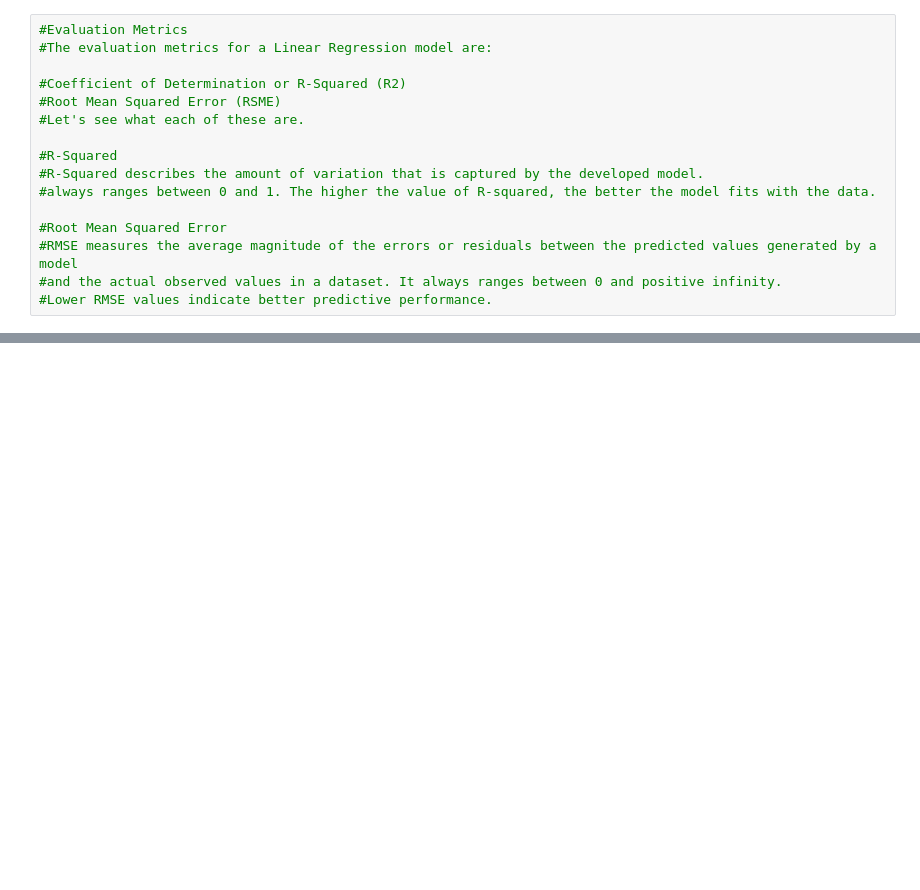
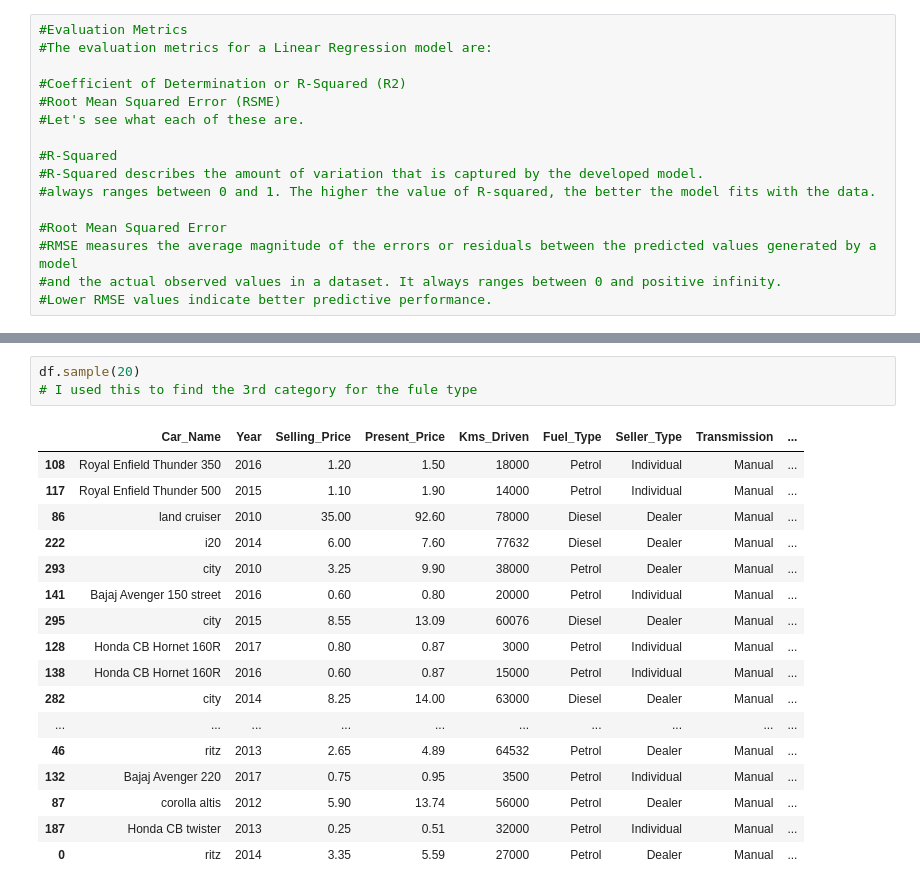
Before and after one commit to ilaria-cannava/Machine_Learning, a Jupyter notebook: ML_Car_price_prediction.ipynb, the cells around one changed output, grey strips where cells are left out. Cells and saved outputs as stored; diff of their text form; blank space fills up the shorter version.

```diff
--- a/ML_Car_price_prediction.ipynb
+++ b/ML_Car_price_prediction.ipynb
@@ -40,0 +126,21 @@
+# %%
+df.sample(20)
+# I used this to find the 3rd category for the fule type
+# %% [output]
+|  | Car_Name | Year | Selling_Price | Present_Price | Kms_Driven | Fuel_Type | Seller_Type | Transmission | ... |
+| 108 | Royal Enfield Thunder 350 | 2016 | 1.20 | 1.50 | 18000 | Petrol | Individual | Manual | ... |
+| 117 | Royal Enfield Thunder 500 | 2015 | 1.10 | 1.90 | 14000 | Petrol | Individual | Manual | ... |
+| 86 | land cruiser | 2010 | 35.00 | 92.60 | 78000 | Diesel | Dealer | Manual | ... |
+| 222 | i20 | 2014 | 6.00 | 7.60 | 77632 | Diesel | Dealer | Manual | ... |
+| 293 | city | 2010 | 3.25 | 9.90 | 38000 | Petrol | Dealer | Manual | ... |
+| 141 | Bajaj Avenger 150 street | 2016 | 0.60 | 0.80 | 20000 | Petrol | Individual | Manual | ... |
+| 295 | city | 2015 | 8.55 | 13.09 | 60076 | Diesel | Dealer | Manual | ... |
+| 128 | Honda CB Hornet 160R | 2017 | 0.80 | 0.87 | 3000 | Petrol | Individual | Manual | ... |
+| 138 | Honda CB Hornet 160R | 2016 | 0.60 | 0.87 | 15000 | Petrol | Individual | Manual | ... |
+| 282 | city | 2014 | 8.25 | 14.00 | 63000 | Diesel | Dealer | Manual | ... |
+| ... | ... | ... | ... | ... | ... | ... | ... | ... | ... |
+| 46 | ritz | 2013 | 2.65 | 4.89 | 64532 | Petrol | Dealer | Manual | ... |
+| 132 | Bajaj Avenger 220 | 2017 | 0.75 | 0.95 | 3500 | Petrol | Individual | Manual | ... |
+| 87 | corolla altis | 2012 | 5.90 | 13.74 | 56000 | Petrol | Dealer | Manual | ... |
+| 187 | Honda CB twister | 2013 | 0.25 | 0.51 | 32000 | Petrol | Individual | Manual | ... |
+| 0 | ritz | 2014 | 3.35 | 5.59 | 27000 | Petrol | Dealer | Manual | ... |
```
Also changed, not shown: parts of 24 cells of this notebook.
